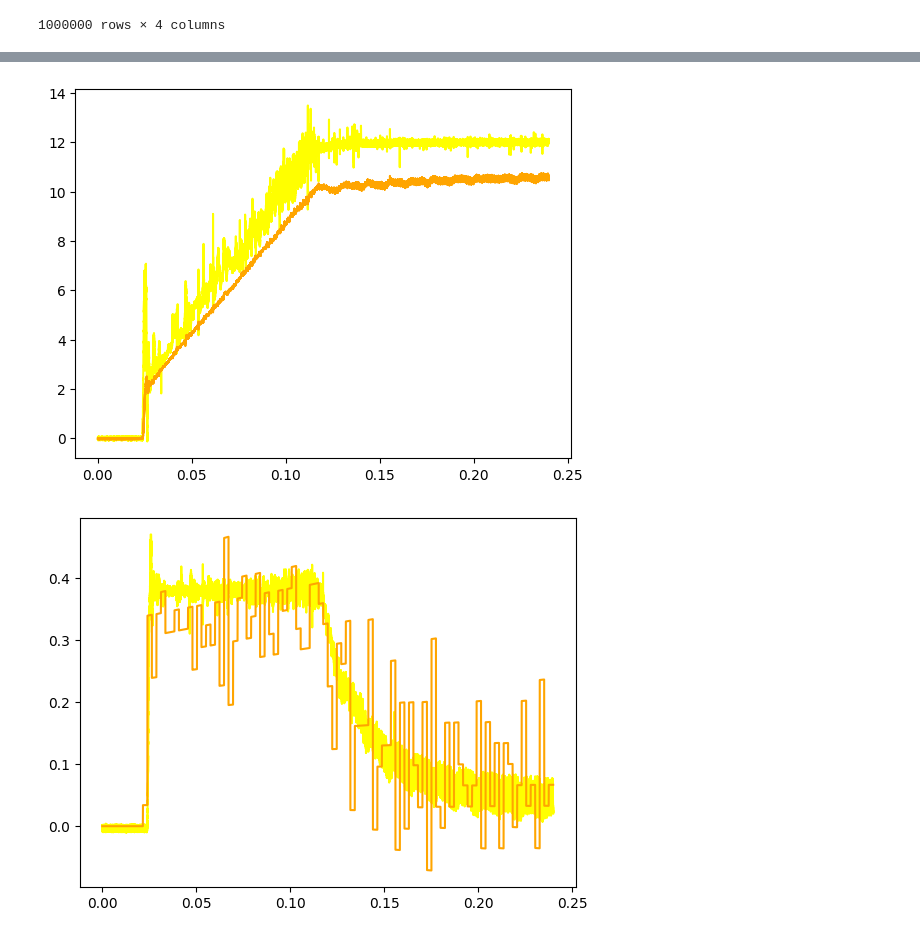
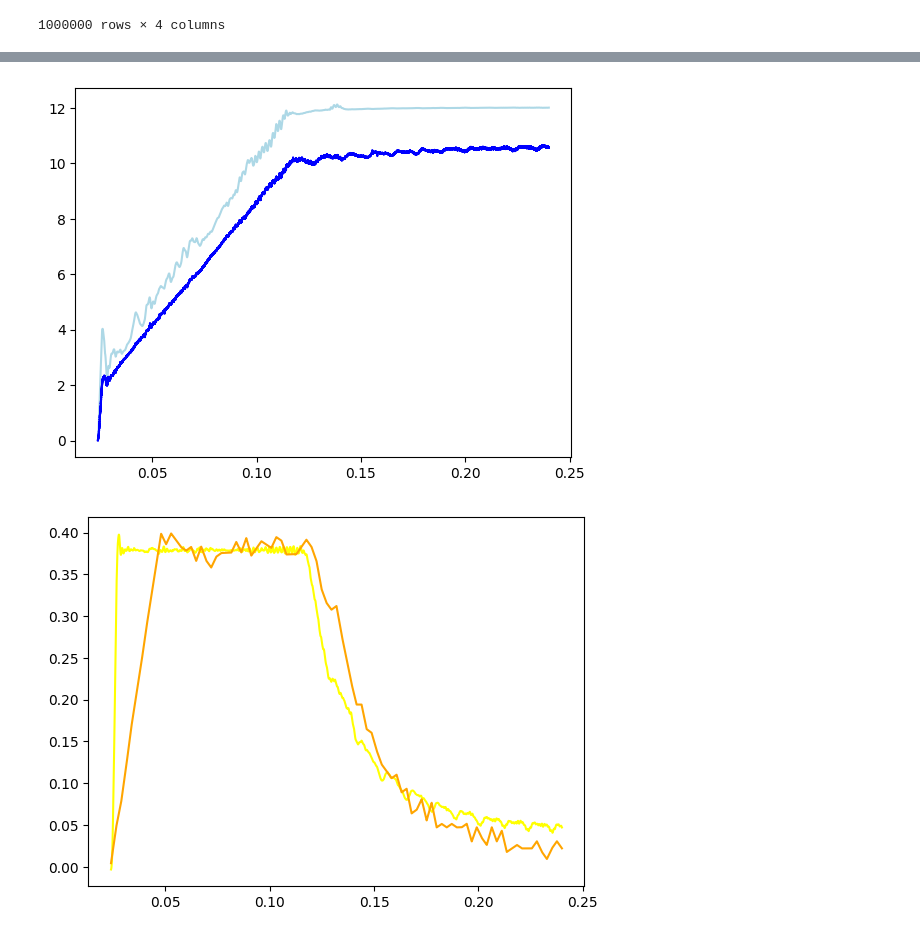
Before and after one commit to sackariaslunman/billy-agv, a Jupyter notebook: simulation/oscilloscope_regression.ipynb, the cells around one changed output, grey strips where cells are left out. Cells and saved outputs as stored; diff of their text form; code cells hidden in the pictures.

```diff
--- a/simulation/oscilloscope_regression.ipynb
+++ b/simulation/oscilloscope_regression.ipynb
@@ -102,14 +192,18 @@ plt.show()
 Ra = 0.091
 Ke = 18.803 / 1000
 
-t = np.array(df["t"].array)
+t = np.array(df_filtered["t"].array)
 
-Va = np.array(df["Va"].array)
+Va = np.array(df_filtered["Va"].array)
 
-Ia = np.array(df["Ia"].array)
-dIa = np.concatenate((np.zeros(1), np.diff(Ia)/np.diff(t)))
+Ia = np.array(df_filtered["Ia"].array)
+dIa = np.array(df_filtered["dIa"].array)
 
-Wm = np.array(df["Wm"].array)
-dWm = np.concatenate((np.zeros(1), np.diff(Wm)/np.diff(t)))
+Wm = np.array(df_filtered["Wm"].array)
+dWm = np.array(df_filtered["dWm"].array)
 
 TL = 0
+
+plt.plot(t, Wm)
+plt.plot(t, dWm)
+plt.show()
@@ -148,21 +244,22 @@ Batch size: 10000
 # %%
 # Circuit Equation
 # Va = i*Ra + L*di/dt + Ke*w
 # Tm = Kt*i = TL + Jm*dw/dt + Bm*w
+# TL = Kt*i - Jm*dw/dt - Bm*w
 
 La, Jm, Bm = theta.T[0][:3]
 
 Va_pred = Ia*Ra + La*dIa + Ke*Wm
 Tm = Ke*Ia
 Tm_pred = TL + Jm*dWm + Bm*Wm
 
-plt.plot(t, Va, c="yellow")
-plt.plot(t, Va_pred, c="orange")
+plt.plot(t, Va, c="lightblue")
+plt.plot(t, Va_pred, c="blue")
 plt.show()
 
 plt.plot(t, Tm, c="yellow")
 plt.plot(t, Tm_pred, c="orange")
 plt.show()
 # %% [output]
-[figure, old version]
+[figure, new version]
-[figure, old version]
+[figure, new version]
```
Also changed, not shown: parts of 7 cells of this notebook, 6 other files.
